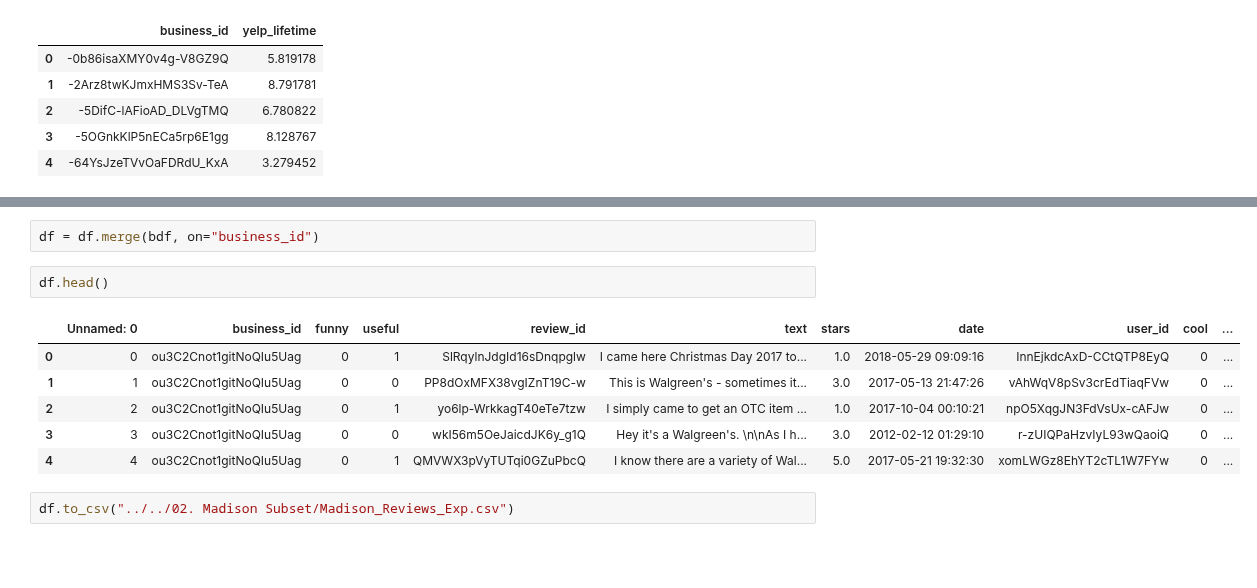
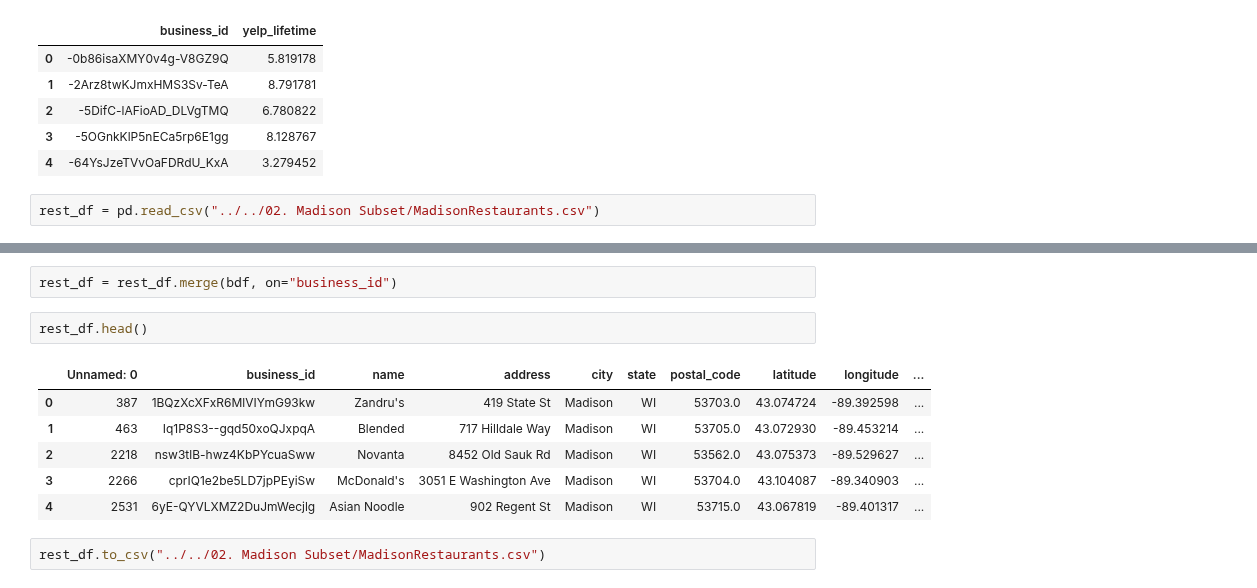
Before and after one commit to rsr2425/YelpOpenDatasetEDA, a Jupyter notebook: 04. Jupyter Notebooks/Ryan's Jupyter Notebooks/Adding Yelp Lifetime Column.ipynb, the cells around one changed output, grey strips where cells are left out. Cells and saved outputs as stored; diff of their text form; blank space fills up the shorter version.

Commit message:
Added yelp_lifetime column to MadisonResturants.csv

```diff
--- a/04. Jupyter Notebooks/Ryan's Jupyter Notebooks/Expand Reviews Data.ipynb
+++ b/04. Jupyter Notebooks/Ryan's Jupyter Notebooks/Adding Yelp Lifetime Column.ipynb
@@ -101,3 +95,5 @@ bdf.head()
 | 2 | -5DifC-lAFioAD_DLVgTMQ | 6.780822 |
 | 3 | -5OGnkKlP5nECa5rp6E1gg | 8.128767 |
 | 4 | -64YsJzeTVvOaFDRdU_KxA | 3.279452 |
+# %%
+rest_df = pd.read_csv("../../02. Madison Subset/MadisonRestaurants.csv")
@@ -104,13 +109,13 @@ bdf.head()
 # %%
-df = df.merge(bdf, on="business_id")
+rest_df = rest_df.merge(bdf, on="business_id")
 # %%
-df.head()
+rest_df.head()
 # %% [output]
-|  | Unnamed: 0 | business_id | funny | useful | review_id | text | stars | date | user_id | cool | ... |
-| 0 | 0 | ou3C2Cnot1gitNoQIu5Uag | 0 | 1 | SlRqylnJdgId16sDnqpglw | I came here Christmas Day 2017 to... | 1.0 | 2018-05-29 09:09:16 | InnEjkdcAxD-CCtQTP8EyQ | 0 | ... |
-| 1 | 1 | ou3C2Cnot1gitNoQIu5Uag | 0 | 0 | PP8dOxMFX38vgIZnT19C-w | This is Walgreen's - sometimes it... | 3.0 | 2017-05-13 21:47:26 | vAhWqV8pSv3crEdTiaqFVw | 0 | ... |
-| 2 | 2 | ou3C2Cnot1gitNoQIu5Uag | 0 | 1 | yo6lp-WrkkagT40eTe7tzw | I simply came to get an OTC item ... | 1.0 | 2017-10-04 00:10:21 | npO5XqgJN3FdVsUx-cAFJw | 0 | ... |
-| 3 | 3 | ou3C2Cnot1gitNoQIu5Uag | 0 | 0 | wkI56m5OeJaicdJK6y_g1Q | Hey it's a Walgreen's. \n\nAs I h... | 3.0 | 2012-02-12 01:29:10 | r-zUIQPaHzvIyL93wQaoiQ | 0 | ... |
-| 4 | 4 | ou3C2Cnot1gitNoQIu5Uag | 0 | 1 | QMVWX3pVyTUTqi0GZuPbcQ | I know there are a variety of Wal... | 5.0 | 2017-05-21 19:32:30 | xomLWGz8EhYT2cTL1W7FYw | 0 | ... |
+|  | Unnamed: 0 | business_id | name | address | city | state | postal_code | latitude | longitude | ... |
+| 0 | 387 | 1BQzXcXFxR6MlVIYmG93kw | Zandru's | 419 State St | Madison | WI | 53703.0 | 43.074724 | -89.392598 | ... |
+| 1 | 463 | Iq1P8S3--gqd50xoQJxpqA | Blended | 717 Hilldale Way | Madison | WI | 53705.0 | 43.072930 | -89.453214 | ... |
+| 2 | 2218 | nsw3tlB-hwz4KbPYcuaSww | Novanta | 8452 Old Sauk Rd | Madison | WI | 53562.0 | 43.075373 | -89.529627 | ... |
+| 3 | 2266 | cprIQ1e2be5LD7jpPEyiSw | McDonald's | 3051 E Washington Ave | Madison | WI | 53704.0 | 43.104087 | -89.340903 | ... |
+| 4 | 2531 | 6yE-QYVLXMZ2DuJmWecjlg | Asian Noodle | 902 Regent St | Madison | WI | 53715.0 | 43.067819 | -89.401317 | ... |
 # %%
-df.to_csv("../../02. Madison Subset/Madison_Reviews_Exp.csv")
+rest_df.to_csv("../../02. Madison Subset/MadisonRestaurants.csv")
```
Also changed, not shown: parts of 3 cells of this notebook, 3 other files.
